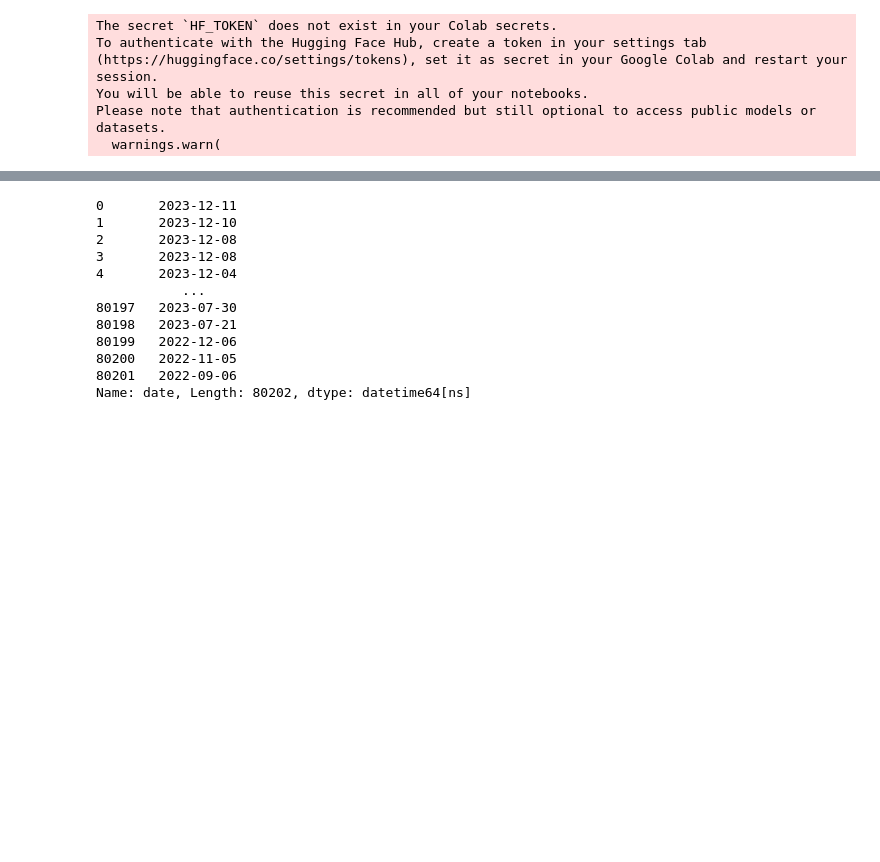
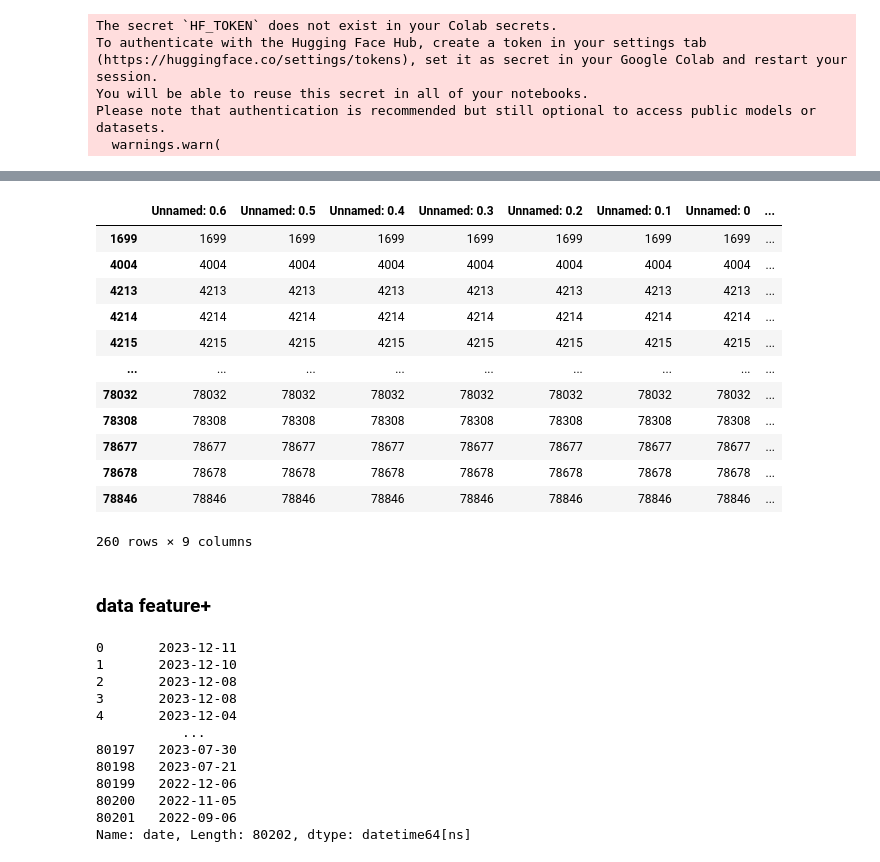
Before and after one commit to vladislavlisin/fake_review_detection, a Jupyter notebook: feature_engeneering.ipynb, the cells around one changed output, grey strips where cells are left out. Saved outputs shown, nothing was run; the diff lists cells and outputs as text; code cells hidden in the pictures; blank space fills up the shorter version.

```diff
--- a/feature_engeneering.ipynb
+++ b/feature_engeneering.ipynb
@@ -637,3 +853,24 @@ BertModel(
+# %%
+similarity = pd.read_csv("/content/drive/MyDrive/diplom/data/sim_feach_ds.csv")
+similarity
+# %%
+similarity[similarity["sim_feach"] > 0.6]
+# %% [output]
+|  | Unnamed: 0.6 | Unnamed: 0.5 | Unnamed: 0.4 | Unnamed: 0.3 | Unnamed: 0.2 | Unnamed: 0.1 | Unnamed: 0 | ... |
+| 1699 | 1699 | 1699 | 1699 | 1699 | 1699 | 1699 | 1699 | ... |
+| 4004 | 4004 | 4004 | 4004 | 4004 | 4004 | 4004 | 4004 | ... |
+| 4213 | 4213 | 4213 | 4213 | 4213 | 4213 | 4213 | 4213 | ... |
+| 4214 | 4214 | 4214 | 4214 | 4214 | 4214 | 4214 | 4214 | ... |
+| 4215 | 4215 | 4215 | 4215 | 4215 | 4215 | 4215 | 4215 | ... |
+| ... | ... | ... | ... | ... | ... | ... | ... | ... |
+| 78032 | 78032 | 78032 | 78032 | 78032 | 78032 | 78032 | 78032 | ... |
+| 78308 | 78308 | 78308 | 78308 | 78308 | 78308 | 78308 | 78308 | ... |
+| 78677 | 78677 | 78677 | 78677 | 78677 | 78677 | 78677 | 78677 | ... |
+| 78678 | 78678 | 78678 | 78678 | 78678 | 78678 | 78678 | 78678 | ... |
+| 78846 | 78846 | 78846 | 78846 | 78846 | 78846 | 78846 | 78846 | ... |
+260 rows × 9 columns
+# %% [markdown]
+### **data feature+**
 # %%
 corpus["date"] = corpus["date"].apply(pd.to_datetime)
 corpus["date"]
```
Also changed, not shown: parts of 162 cells of this notebook.
